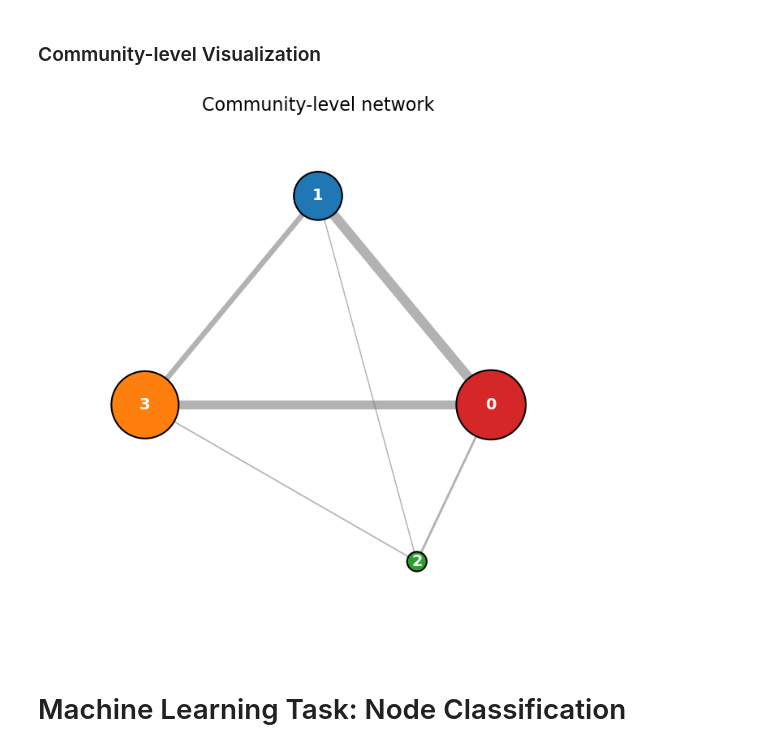
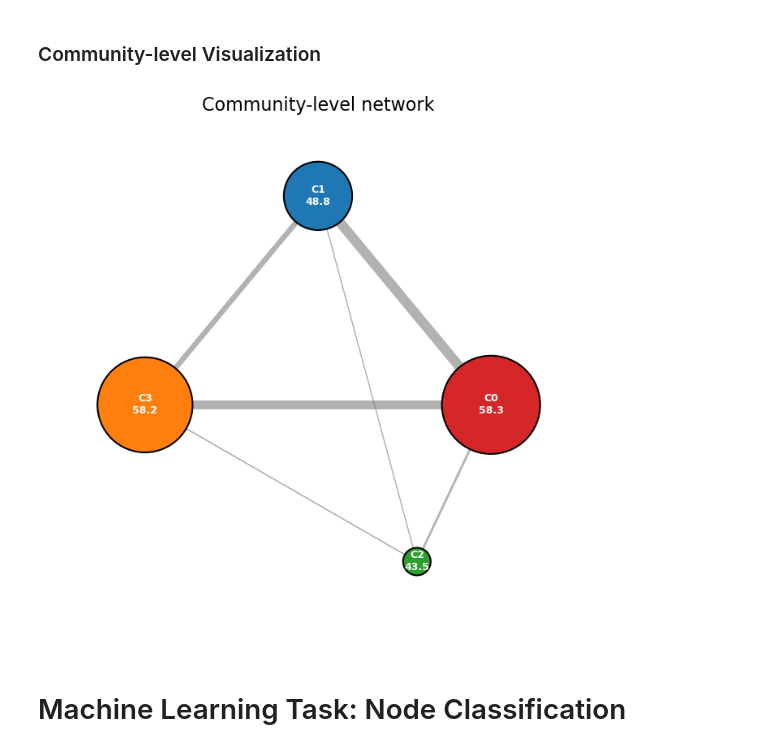
Before and after one commit to leilacielok/network_analysis, a Jupyter notebook: network_analysis.ipynb, the cells around one changed output. Drawn from its saved outputs; the diff is of its cells as text; code cells hidden in the pictures.

```diff
--- a/network_analysis.ipynb
+++ b/network_analysis.ipynb
@@ -1007,8 +1007,20 @@ for (c1, c2), w in community_edges.items():
 
 sizes = Counter(communities.values())
 
+# total degree
+degree_dict = dict(G.degree())
+
+comm_degrees = defaultdict(list)
+for node, comm in communities.items():
+    comm_degrees[comm].append(degree_dict[node])
+
+comm_avg_degree = {
+    comm: np.mean(degs) for comm, degs in comm_degrees.items()
+}
+
 for c in G_comm.nodes():
     G_comm.nodes[c]["size"] = sizes[c]
+    G_comm.nodes[c]["avg_degree"] = comm_avg_degree[c]
 # %%
 plt.figure(figsize=(7,7))
 
@@ -1019,43 +1031,48 @@ pos = {
     3: (0.2, 0.45)
 }
 
-node_sizes = [G_comm.nodes[n]['size'] * 20 for n in G_comm.nodes()]
+node_sizes = [G_comm.nodes[n]['size'] * 40 for n in G_comm.nodes()]
 edge_widths = [G_comm[u][v]['weight'] / 100 for u, v in G_comm.edges()]
 colors = ["#1f77b4", "#2ca02c", "#d62728", "#ff7f0e"]
+labels = {
+    n: f"C{n}\n{G_comm.nodes[n]['avg_degree']:.1f}"
+    for n in G_comm.nodes()
+}
 
 nx.draw_networkx_edges(
     G_comm,
     pos,
     width=edge_widths,
     edge_color="gray",
     alpha=0.6
 )
 
 nx.draw_networkx_nodes(
     G_comm,
     pos,
     node_size=node_sizes,
     node_color=colors[:len(G_comm.nodes())],
     edgecolors="black",
     linewidths=1.5
 )
 
 nx.draw_networkx_labels(
     G_comm,
     pos,
-    font_size=14,
+    labels=labels,
+    font_size=9,
     font_weight="bold",
     font_color="white"
 )
 
 plt.title("Community-level network", fontsize=16)
 plt.axis("off")
 plt.tight_layout()
 plt.xlim(0,1.1)
 plt.ylim(0,1)
 plt.show()
 # %% [output]
-[figure, old version]
+[figure, new version]
 # %% [markdown]
 # Machine Learning Task: Node Classification
 # %% [markdown]
```
